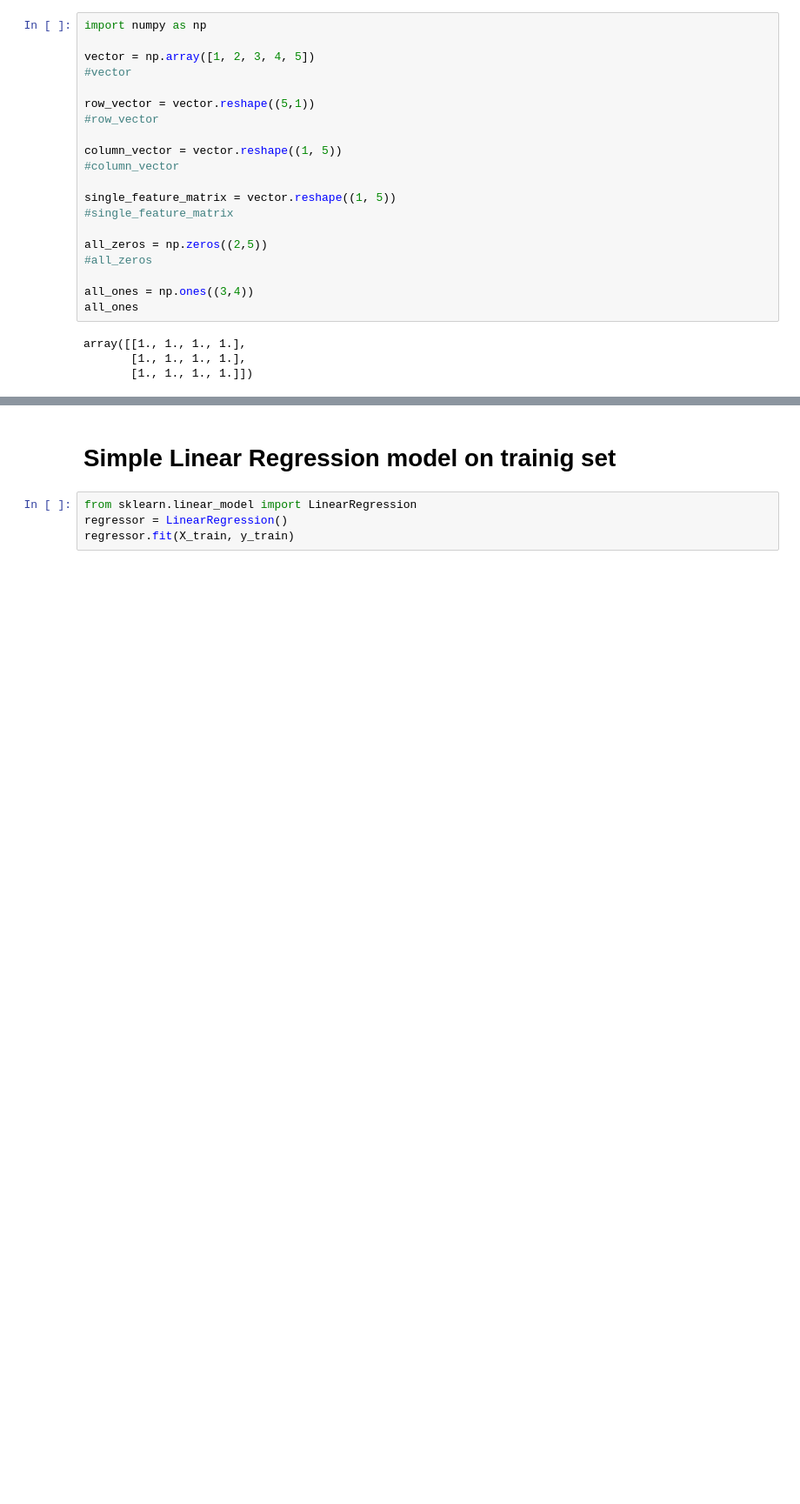
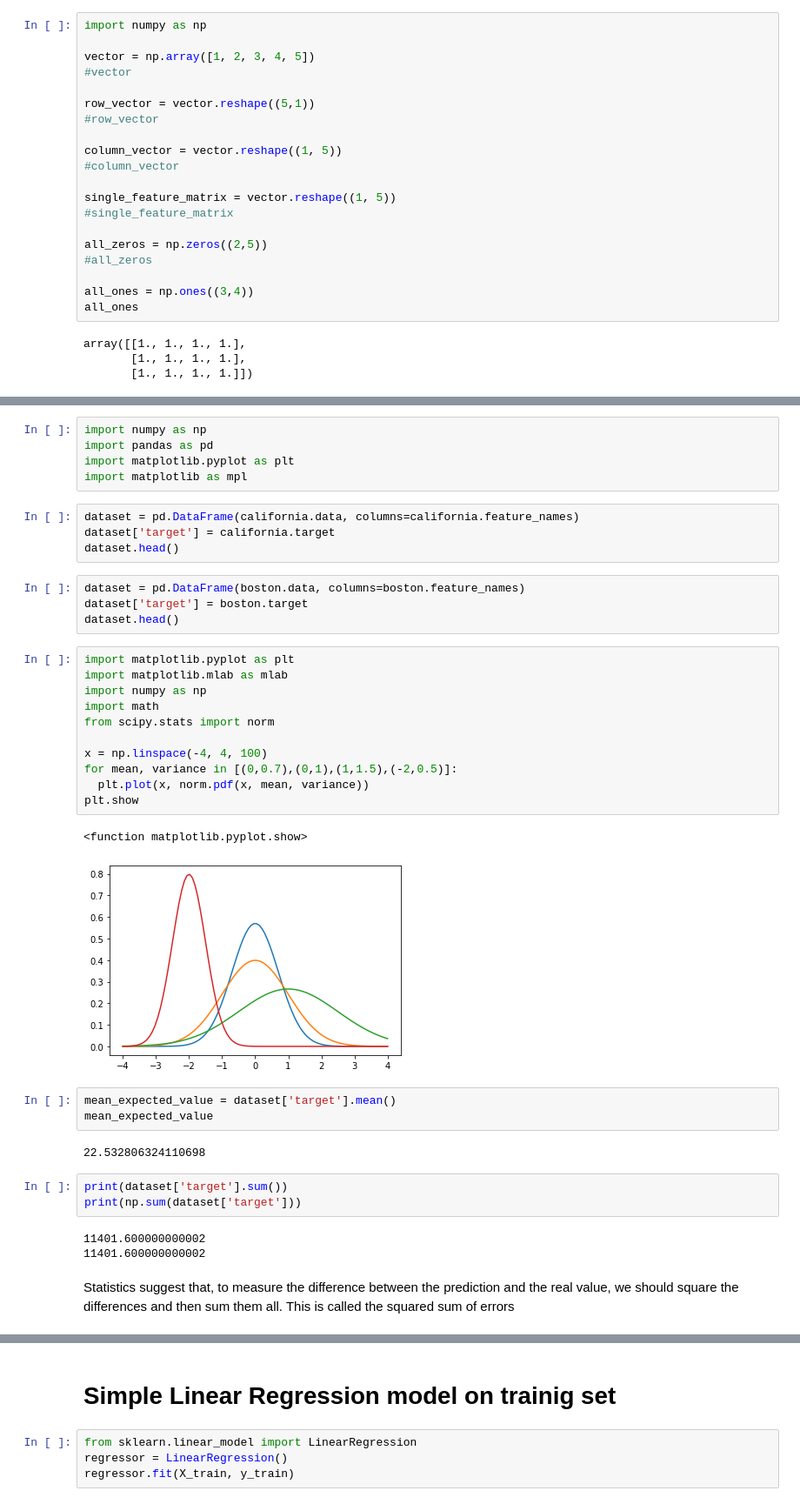
Before and after one commit to bugatha1/Regression, a Jupyter notebook: Regression.ipynb, the cells around one changed output, grey strips where cells are left out. Shown at 87% size. Drawn from its saved outputs; the diff is of its cells as text; blank space fills up the shorter version.

```diff
--- a/Regression.ipynb
+++ b/Regression.ipynb
@@ -43,0 +52,40 @@ array([[1., 1., 1., 1.],
+# %%
+import numpy as np
+import pandas as pd
+import matplotlib.pyplot as plt
+import matplotlib as mpl
+# %%
+dataset = pd.DataFrame(california.data, columns=california.feature_names)
+dataset['target'] = california.target
+dataset.head()
+# %%
+dataset = pd.DataFrame(boston.data, columns=boston.feature_names)
+dataset['target'] = boston.target
+dataset.head()
+# %%
+import matplotlib.pyplot as plt
+import matplotlib.mlab as mlab
+import numpy as np
+import math
+from scipy.stats import norm
+
+x = np.linspace(-4, 4, 100)
+for mean, variance in [(0,0.7),(0,1),(1,1.5),(-2,0.5)]:
+  plt.plot(x, norm.pdf(x, mean, variance))
+plt.show
+# %% [output]
+<function matplotlib.pyplot.show>
+[figure, added]
+# %%
+mean_expected_value = dataset['target'].mean()
+mean_expected_value
+# %% [output]
+22.532806324110698
+# %%
+print(dataset['target'].sum())
+print(np.sum(dataset['target']))
+# %% [output]
+11401.600000000002
+11401.600000000002
+# %% [markdown]
+Statistics suggest that, to measure the difference between the prediction and the real value, we should square the differences and then sum them all. This is called the squared sum of errors
```
Also changed, not shown: parts of 3 cells of this notebook.
